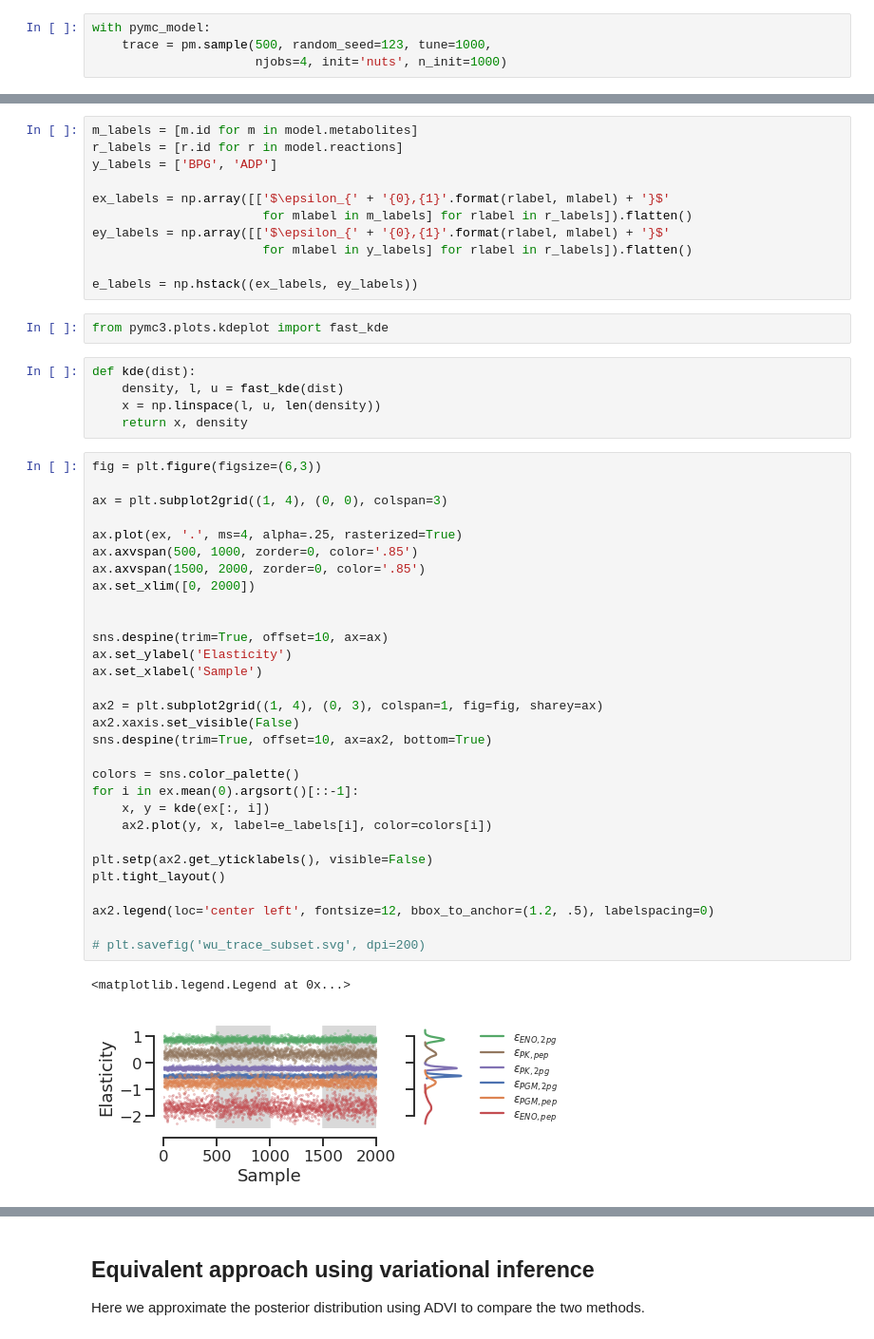
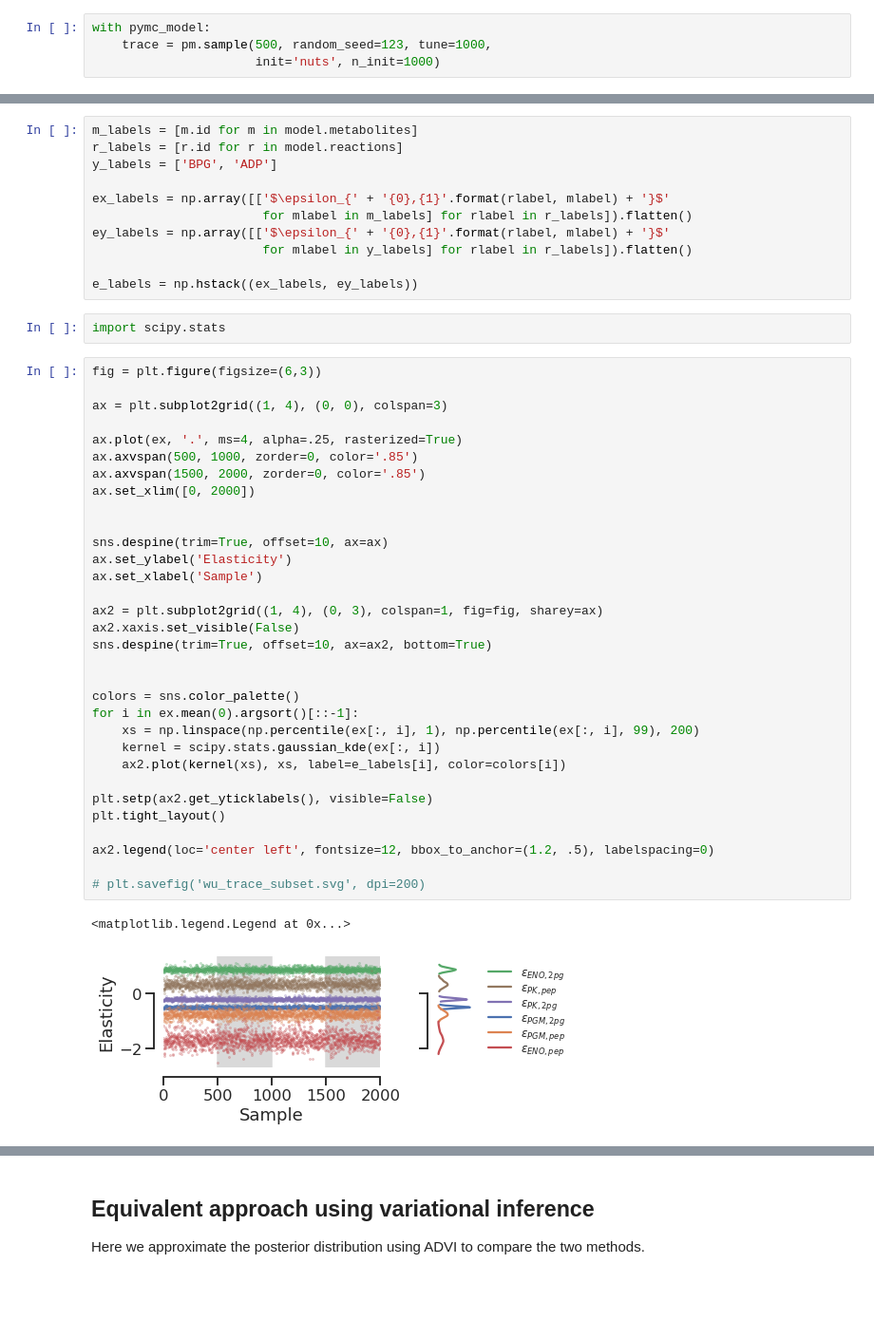
Before and after one commit to pstjohn/emll-docker, a Jupyter notebook: examples/wu2004.ipynb, the cells around one changed output, grey strips where cells are left out. Shown: that part at 95% size. Saved outputs shown, nothing was run; the diff lists cells and outputs as text; blank space fills up the shorter version.

Commit message:
updating notebooks for pymc3.8, updating readme with singularity instructions

```diff
--- a/examples/wu2004.ipynb
+++ b/examples/wu2004.ipynb
@@ -184,7 +184,7 @@ This is the actual computationally intensive portion, where we sample the poster
 # %%
 with pymc_model:
     trace = pm.sample(500, random_seed=123, tune=1000,
-                      njobs=4, init='nuts', n_init=1000)
+                      init='nuts', n_init=1000)
 # %% [output]
 Auto-assigning NUTS sampler...
 Initializing NUTS using nuts...
@@ -231,46 +249,43 @@ ey_labels = np.array([['$\epsilon_{' + '{0},{1}'.format(rlabel, mlabel) + '}$'
                        for mlabel in y_labels] for rlabel in r_labels]).flatten()
 
 e_labels = np.hstack((ex_labels, ey_labels))
-# %%
-from pymc3.plots.kdeplot import fast_kde
-# %%
-def kde(dist):
-    density, l, u = fast_kde(dist)
-    x = np.linspace(l, u, len(density))
-    return x, density
+# %%
+import scipy.stats
 # %%
 fig = plt.figure(figsize=(6,3))
 
 ax = plt.subplot2grid((1, 4), (0, 0), colspan=3)
 
 ax.plot(ex, '.', ms=4, alpha=.25, rasterized=True)
 ax.axvspan(500, 1000, zorder=0, color='.85')
 ax.axvspan(1500, 2000, zorder=0, color='.85')
 ax.set_xlim([0, 2000])
 
 
 sns.despine(trim=True, offset=10, ax=ax)
 ax.set_ylabel('Elasticity')
 ax.set_xlabel('Sample')
 
 ax2 = plt.subplot2grid((1, 4), (0, 3), colspan=1, fig=fig, sharey=ax)
 ax2.xaxis.set_visible(False)
 sns.despine(trim=True, offset=10, ax=ax2, bottom=True)
 
+
 colors = sns.color_palette()
 for i in ex.mean(0).argsort()[::-1]:
-    x, y = kde(ex[:, i])
-    ax2.plot(y, x, label=e_labels[i], color=colors[i])
+    xs = np.linspace(np.percentile(ex[:, i], 1), np.percentile(ex[:, i], 99), 200)
+    kernel = scipy.stats.gaussian_kde(ex[:, i])
+    ax2.plot(kernel(xs), xs, label=e_labels[i], color=colors[i])
 
 plt.setp(ax2.get_yticklabels(), visible=False)
 plt.tight_layout()
 
 ax2.legend(loc='center left', fontsize=12, bbox_to_anchor=(1.2, .5), labelspacing=0)
 
 # plt.savefig('wu_trace_subset.svg', dpi=200)
 # %% [output]
 <matplotlib.legend.Legend at 0x...>
-[figure, old version]
+[figure, new version]
 # %%
 pm.hpd(trace['ey_kinetic_entries'])
 # %% [output]
```
Also changed, not shown: parts of 14 cells of this notebook, 1 other file.
